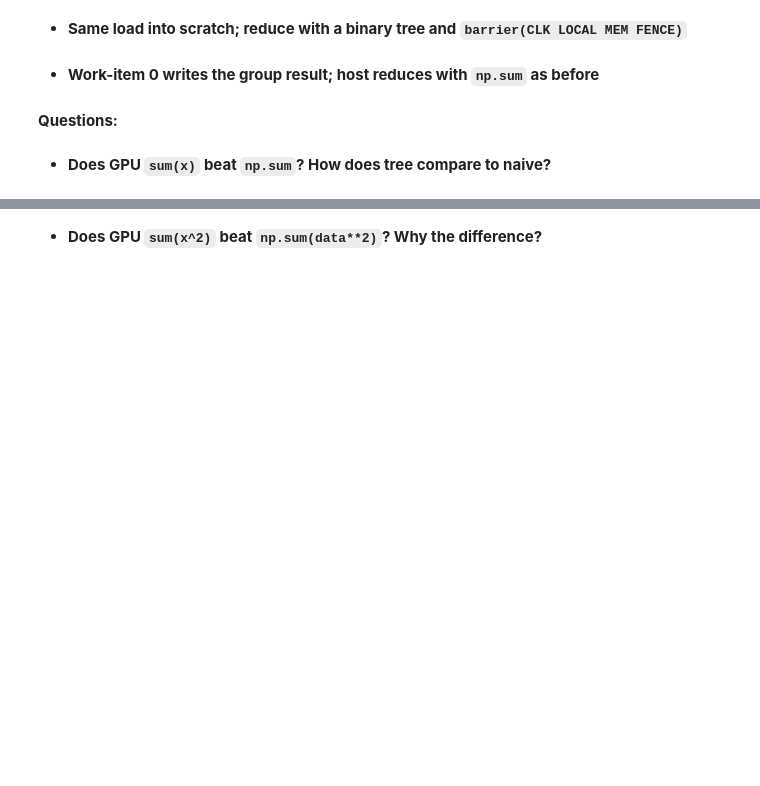
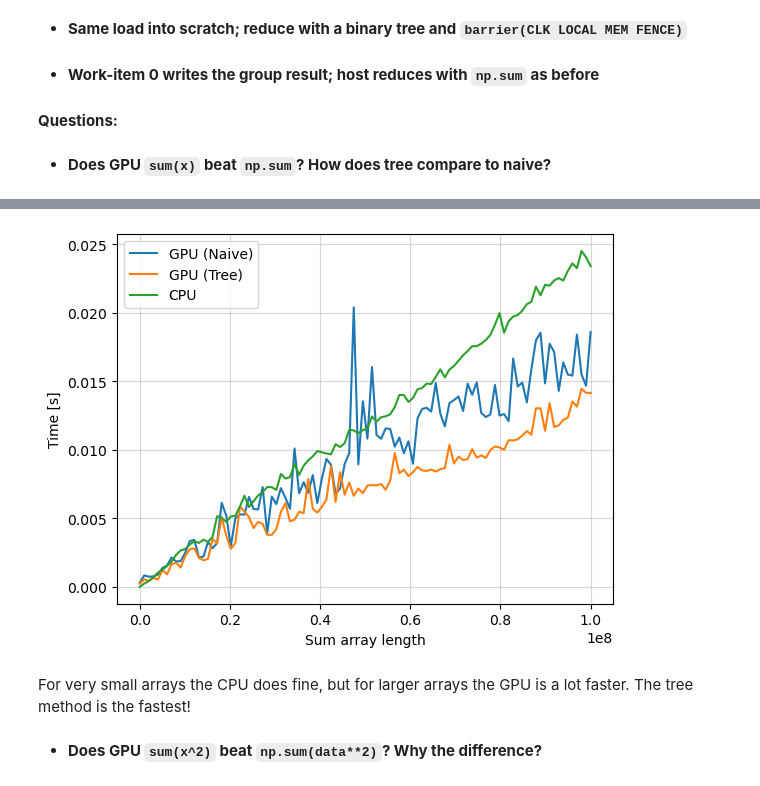
Before and after one commit to NDS8-TCP/nsc-mikkel, a Jupyter notebook: l11_exercises.ipynb, the cells around one changed output, grey strips where cells are left out. Drawn from its saved outputs; the diff is of its cells as text; code cells hidden in the pictures; blank space fills up the shorter version.

```diff
--- a/l11_exercises.ipynb
+++ b/l11_exercises.ipynb
@@ -391,2 +514,17 @@ __kernel void reduce_tree(
+# %%
+import matplotlib.pyplot as plt
+
+plt.plot(lengths, gpu_naive_times_squared, label="GPU (Naive)")
+plt.plot(lengths, gpu_tree_times_squared, label="GPU (Tree)")
+plt.plot(lengths, numpy_times_squared, label="CPU")
+plt.grid(alpha=0.5)
+plt.legend()
+plt.ylabel("Time [s]")
+plt.xlabel("Sum array length")
+plt.show()
+# %% [output]
+[figure, added]
+# %% [markdown]
+For very small arrays the CPU does fine, but for larger arrays the GPU is a lot faster. The tree method is the fastest!
 # %% [markdown]
 - **Does GPU `sum(x^2)` beat `np.sum(data**2)`? Why the difference?**
```
Also changed, not shown: parts of 8 cells of this notebook.
